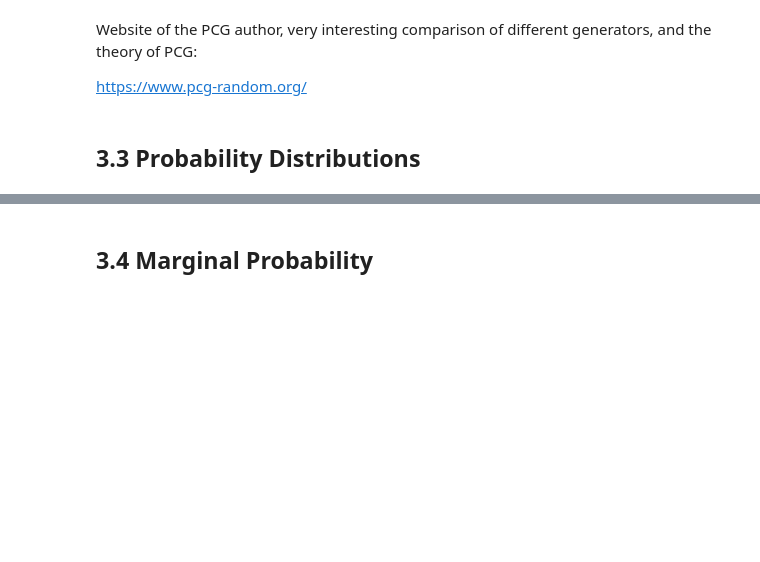
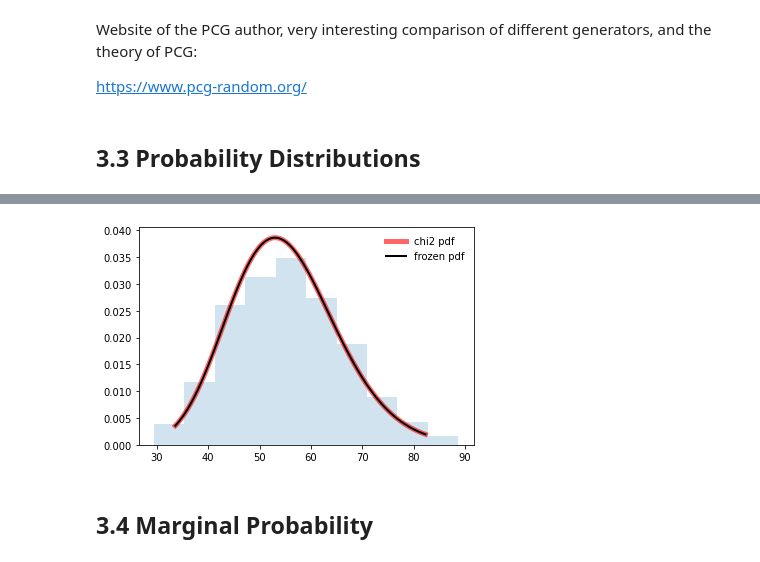
Before and after one commit to wesdoyle/deep-learning-book-notes, a Jupyter notebook: chapter_03_probability_and_information_theory/Chapter 3.1-3.8.ipynb, the cells around one changed output, grey strips where cells are left out. Cells and saved outputs as stored; diff of their text form; code cells hidden in the pictures; blank space fills up the shorter version.

```diff
--- a/chapter_03_probability_and_information_theory/Chapter 3.1-3.8.ipynb
+++ b/chapter_03_probability_and_information_theory/Chapter 3.1-3.8.ipynb
@@ -86,3 +134,17 @@ https://www.pcg-random.org/
+# %%
+fig, ax = plt.subplots(1, 1)
+df = 55
+mean, var, skew, kurt = norm.stats(moments='mvsk')
+x = np.linspace(chi2.ppf(0.01, df), chi2.ppf(0.99, df), 100)
+ax.plot(x, chi2.pdf(x, df), 'r-', lw=5, alpha=0.6, label='chi2 pdf')
+rv = chi2(df)
+ax.plot(x, rv.pdf(x), 'k-', lw=2, label='frozen pdf')
+r = chi2.rvs(df, size=1000)
+ax.hist(r, density=True, histtype='stepfilled', alpha=0.2)
+ax.legend(loc='best', frameon=False)
+plt.show()
+# %% [output]
+[figure, added]
 # %% [markdown]
 ## 3.4 Marginal Probability
 # %% [markdown]
```
Also changed, not shown: parts of 8 cells of this notebook.
